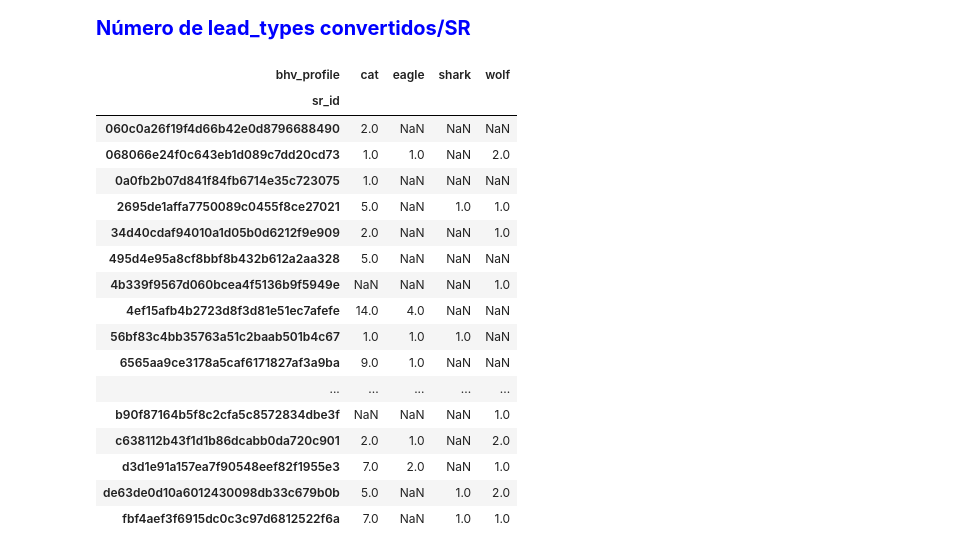
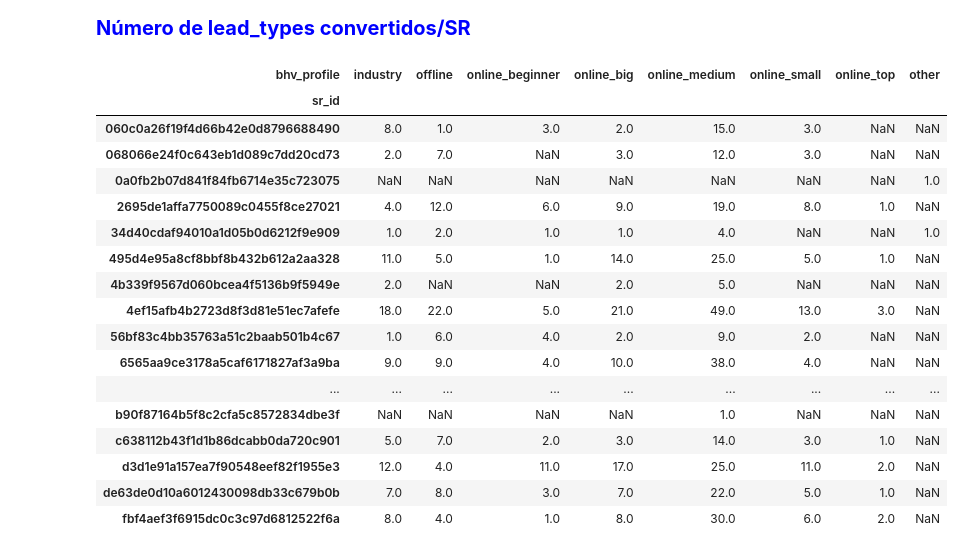
Before and after one commit to Moc967/lets-code-desenvolvedados, a Jupyter notebook: olist_analysis/src/Olist_Market_Analysis.ipynb, the cells around one changed output. Saved outputs shown, nothing was run; the diff lists cells and outputs as text; code cells hidden in the pictures.

Commit message:
ajustes lead_type convertidos

```diff
--- a/olist_analysis/src/Olist_Market_Analysis.ipynb
+++ b/olist_analysis/src/Olist_Market_Analysis.ipynb
@@ -305,28 +305,28 @@ Name: lead_behaviour_profile, dtype: int64
 <span style="color:blue;font-weight:300;font-size:20px"><b>Número de lead_types convertidos/SR</b></span>
 # %%
 lead_types_convertidos_por_sr = df_base_completa.assign\
-    (bhv_profile = df_base_completa.lead_behaviour_profile.str.split(',')
+    (bhv_profile = df_base_completa.lead_type.str.split(',')
      .explode('bhv_profile')).pivot_table(index='sr_id',
                                           columns='bhv_profile',
                                           values='closed_deal',
                                           aggfunc='sum')
 lead_types_convertidos_por_sr
 # %% [output]
-| bhv_profile | cat | eagle | shark | wolf |
-| sr_id |  |  |  |  |
-| 060c0a26f19f4d66b42e0d8796688490 | 2.0 | NaN | NaN | NaN |
-| 068066e24f0c643eb1d089c7dd20cd73 | 1.0 | 1.0 | NaN | 2.0 |
-| 0a0fb2b07d841f84fb6714e35c723075 | 1.0 | NaN | NaN | NaN |
-| 2695de1affa7750089c0455f8ce27021 | 5.0 | NaN | 1.0 | 1.0 |
-| 34d40cdaf94010a1d05b0d6212f9e909 | 2.0 | NaN | NaN | 1.0 |
-| 495d4e95a8cf8bbf8b432b612a2aa328 | 5.0 | NaN | NaN | NaN |
-| 4b339f9567d060bcea4f5136b9f5949e | NaN | NaN | NaN | 1.0 |
-| 4ef15afb4b2723d8f3d81e51ec7afefe | 14.0 | 4.0 | NaN | NaN |
-| 56bf83c4bb35763a51c2baab501b4c67 | 1.0 | 1.0 | 1.0 | NaN |
-| 6565aa9ce3178a5caf6171827af3a9ba | 9.0 | 1.0 | NaN | NaN |
-| ... | ... | ... | ... | ... |
-| b90f87164b5f8c2cfa5c8572834dbe3f | NaN | NaN | NaN | 1.0 |
-| c638112b43f1d1b86dcabb0da720c901 | 2.0 | 1.0 | NaN | 2.0 |
-| d3d1e91a157ea7f90548eef82f1955e3 | 7.0 | 2.0 | NaN | 1.0 |
-| de63de0d10a6012430098db33c679b0b | 5.0 | NaN | 1.0 | 2.0 |
-| fbf4aef3f6915dc0c3c97d6812522f6a | 7.0 | NaN | 1.0 | 1.0 |
+| bhv_profile | industry | offline | online_beginner | online_big | online_medium | online_small | online_top | other |
+| sr_id |  |  |  |  |  |  |  |  |
+| 060c0a26f19f4d66b42e0d8796688490 | 8.0 | 1.0 | 3.0 | 2.0 | 15.0 | 3.0 | NaN | NaN |
+| 068066e24f0c643eb1d089c7dd20cd73 | 2.0 | 7.0 | NaN | 3.0 | 12.0 | 3.0 | NaN | NaN |
+| 0a0fb2b07d841f84fb6714e35c723075 | NaN | NaN | NaN | NaN | NaN | NaN | NaN | 1.0 |
+| 2695de1affa7750089c0455f8ce27021 | 4.0 | 12.0 | 6.0 | 9.0 | 19.0 | 8.0 | 1.0 | NaN |
+| 34d40cdaf94010a1d05b0d6212f9e909 | 1.0 | 2.0 | 1.0 | 1.0 | 4.0 | NaN | NaN | 1.0 |
+| 495d4e95a8cf8bbf8b432b612a2aa328 | 11.0 | 5.0 | 1.0 | 14.0 | 25.0 | 5.0 | 1.0 | NaN |
+| 4b339f9567d060bcea4f5136b9f5949e | 2.0 | NaN | NaN | 2.0 | 5.0 | NaN | NaN | NaN |
+| 4ef15afb4b2723d8f3d81e51ec7afefe | 18.0 | 22.0 | 5.0 | 21.0 | 49.0 | 13.0 | 3.0 | NaN |
+| 56bf83c4bb35763a51c2baab501b4c67 | 1.0 | 6.0 | 4.0 | 2.0 | 9.0 | 2.0 | NaN | NaN |
+| 6565aa9ce3178a5caf6171827af3a9ba | 9.0 | 9.0 | 4.0 | 10.0 | 38.0 | 4.0 | NaN | NaN |
+| ... | ... | ... | ... | ... | ... | ... | ... | ... |
+| b90f87164b5f8c2cfa5c8572834dbe3f | NaN | NaN | NaN | NaN | 1.0 | NaN | NaN | NaN |
+| c638112b43f1d1b86dcabb0da720c901 | 5.0 | 7.0 | 2.0 | 3.0 | 14.0 | 3.0 | 1.0 | NaN |
+| d3d1e91a157ea7f90548eef82f1955e3 | 12.0 | 4.0 | 11.0 | 17.0 | 25.0 | 11.0 | 2.0 | NaN |
+| de63de0d10a6012430098db33c679b0b | 7.0 | 8.0 | 3.0 | 7.0 | 22.0 | 5.0 | 1.0 | NaN |
+| fbf4aef3f6915dc0c3c97d6812522f6a | 8.0 | 4.0 | 1.0 | 8.0 | 30.0 | 6.0 | 2.0 | NaN |
```
